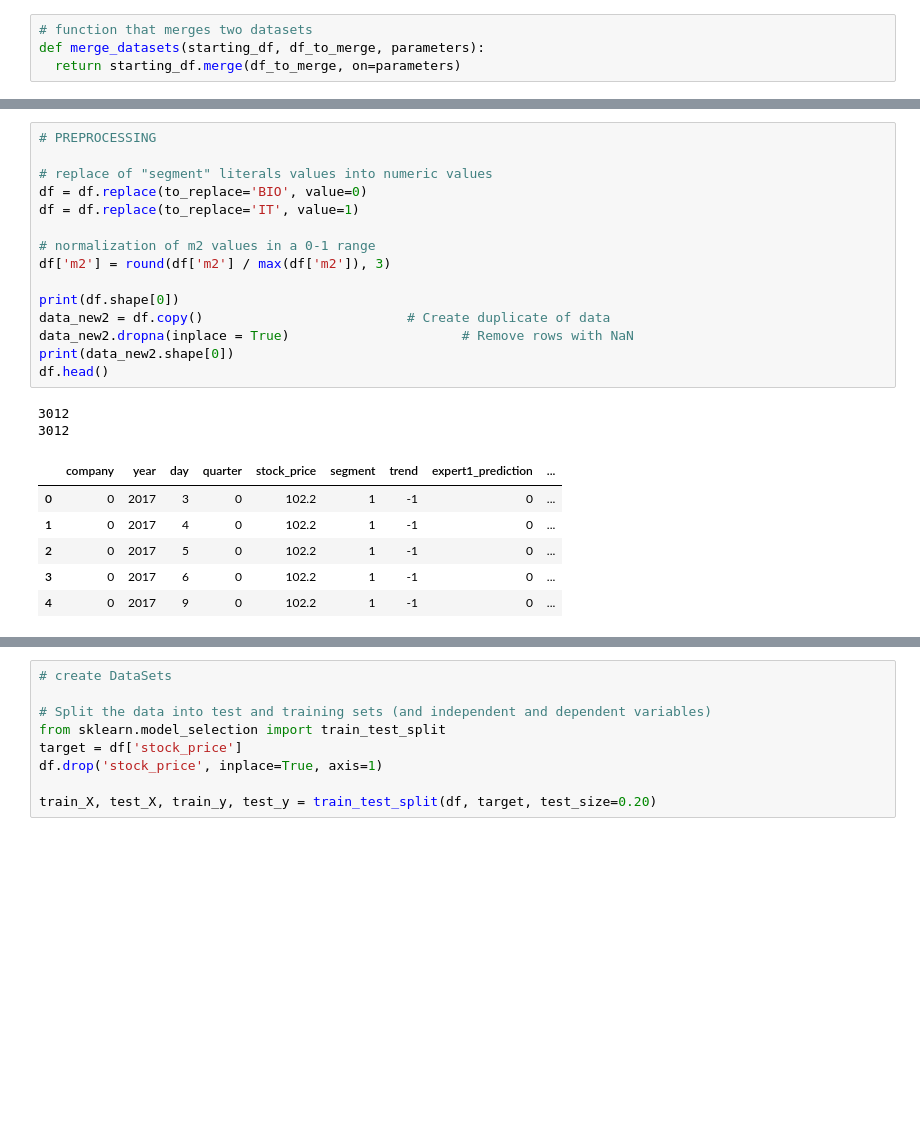
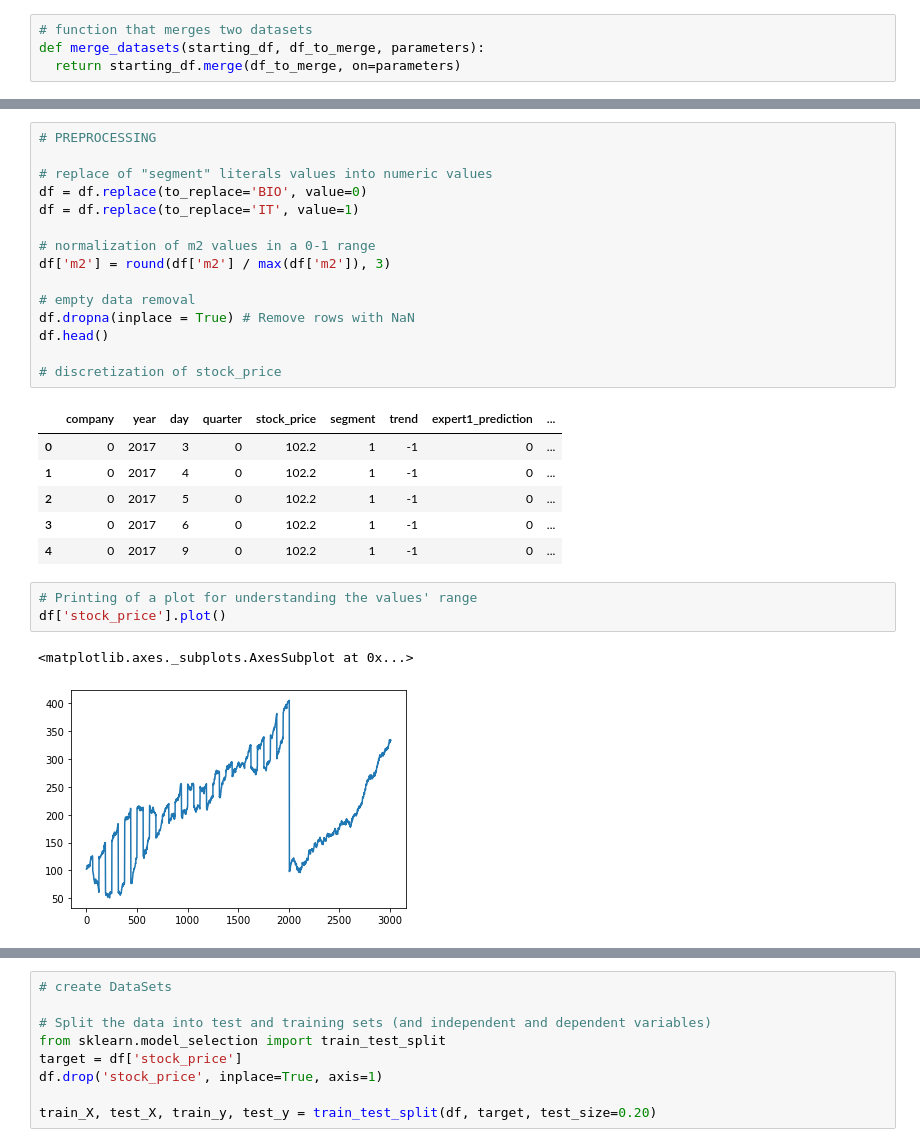
Before and after one commit to LucaReggiani/BeatTheMarket, a Jupyter notebook: beatTheMarket.ipynb, the cells around one changed output, grey strips where cells are left out. Saved outputs shown, nothing was run; the diff lists cells and outputs as text; blank space fills up the shorter version.

Commit message:
solved indexOutOfBound error, added data discretization of the target

```diff
--- a/beatTheMarket.ipynb
+++ b/beatTheMarket.ipynb
@@ -122,17 +119,21 @@ df = df.replace(to_replace='IT', value=1)
 # normalization of m2 values in a 0-1 range
 df['m2'] = round(df['m2'] / max(df['m2']), 3)
 
-print(df.shape[0])
-data_new2 = df.copy()                          # Create duplicate of data
-data_new2.dropna(inplace = True)                      # Remove rows with NaN
-print(data_new2.shape[0])
+# empty data removal
+df.dropna(inplace = True) # Remove rows with NaN
 df.head()
+
+# discretization of stock_price
 # %% [output]
-3012
-3012
 |  | company | year | day | quarter | stock_price | segment | trend | expert1_prediction | ... |
 | 0 | 0 | 2017 | 3 | 0 | 102.2 | 1 | -1 | 0 | ... |
 | 1 | 0 | 2017 | 4 | 0 | 102.2 | 1 | -1 | 0 | ... |
 | 2 | 0 | 2017 | 5 | 0 | 102.2 | 1 | -1 | 0 | ... |
 | 3 | 0 | 2017 | 6 | 0 | 102.2 | 1 | -1 | 0 | ... |
 | 4 | 0 | 2017 | 9 | 0 | 102.2 | 1 | -1 | 0 | ... |
+# %%
+# Printing of a plot for understanding the values' range
+df['stock_price'].plot()
+# %% [output]
+<matplotlib.axes._subplots.AxesSubplot at 0x...>
+[figure, added]
```
Also changed, not shown: parts of 7 cells of this notebook.
